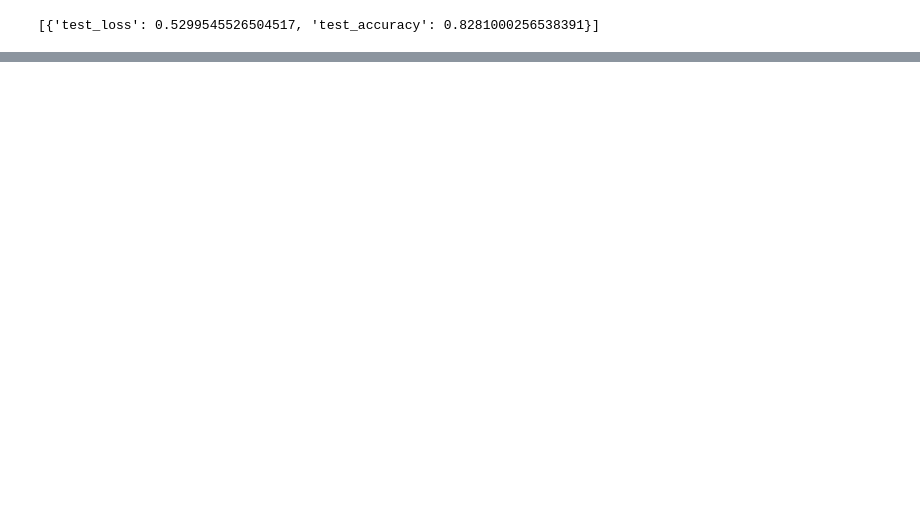
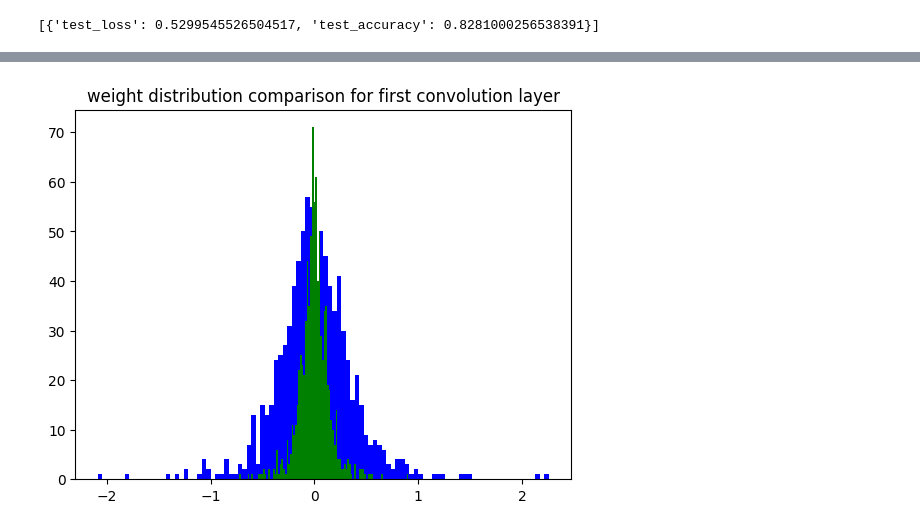
Before and after one commit to semaraugusto/mobilenet-nova, a Jupyter notebook: mobilenet.ipynb, the cells around one changed output, grey strips where cells are left out. Cells and saved outputs as stored; diff of their text form; code cells hidden in the pictures; blank space fills up the shorter version.

```diff
--- a/mobilenet.ipynb
+++ b/mobilenet.ipynb
@@ -298,6 +297,13 @@ class QuantizedMobileNet(MyMobileNet):
         x = self.dequant(x)
         return x
 
+    def training_step(self, batch, batch_idx):
+    # def training_step(self):
+        loss, acc = self.step(batch, batch_idx)
+        self.log("train_loss", loss, on_step=False, on_epoch=True, prog_bar=True, logger=True)
+        self.log("train_accuracy", acc, on_step=False, on_epoch=True, prog_bar=True, logger=True)
+        return loss
+
     # Fuse Conv+BN and Conv+BN+Relu modules prior to quantization
     # This operation does not change the numerics
     def fuse_model(self, is_qat=False):
@@ -456,0 +445,18 @@ Size (MB): 3.461908
+# %%
+# from torch.quantization import quantize_fx
+import torch.quantization._numeric_suite as ns
+
+float_model = QuantizedMobileNet()
+checkpoint = torch.load(MODEL_WEIGHTS_PATH)
+# model.load_state_dict(checkpoint['state_dict'])
+float_model.load_state_dict(checkpoint['net'])
+
+wt_compare_dict = ns.compare_weights(float_model.state_dict(), model.state_dict())
+
+print('keys of wt_compare_dict:')
+print(wt_compare_dict.keys())
+
+print("\nkeys of wt_compare_dict entry for conv1's weight:")
+print(wt_compare_dict['conv.weight'].keys())
+print(wt_compare_dict['conv.weight']['float'].shape)
+print(wt_compare_dict['conv.weight']['quantized'].shape)
@@ -456,0 +497,14 @@ Size (MB): 3.461908
+# %%
+import matplotlib.pyplot as plt
+
+f = wt_compare_dict['conv.weight']['float'].flatten()
+plt.hist(f, bins = 100, color='blue')
+plt.title("weight distribution comparison for first convolution layer")
+# plt.show()
+
+q = wt_compare_dict['conv.weight']['quantized'].dequantize().flatten()
+plt.hist(q, bins = 100, color='green')
+# plt.title("Quantized model weights of conv")
+plt.show()
+# %% [output]
+[figure, added]
```
Also changed, not shown: parts of 10 cells of this notebook.
